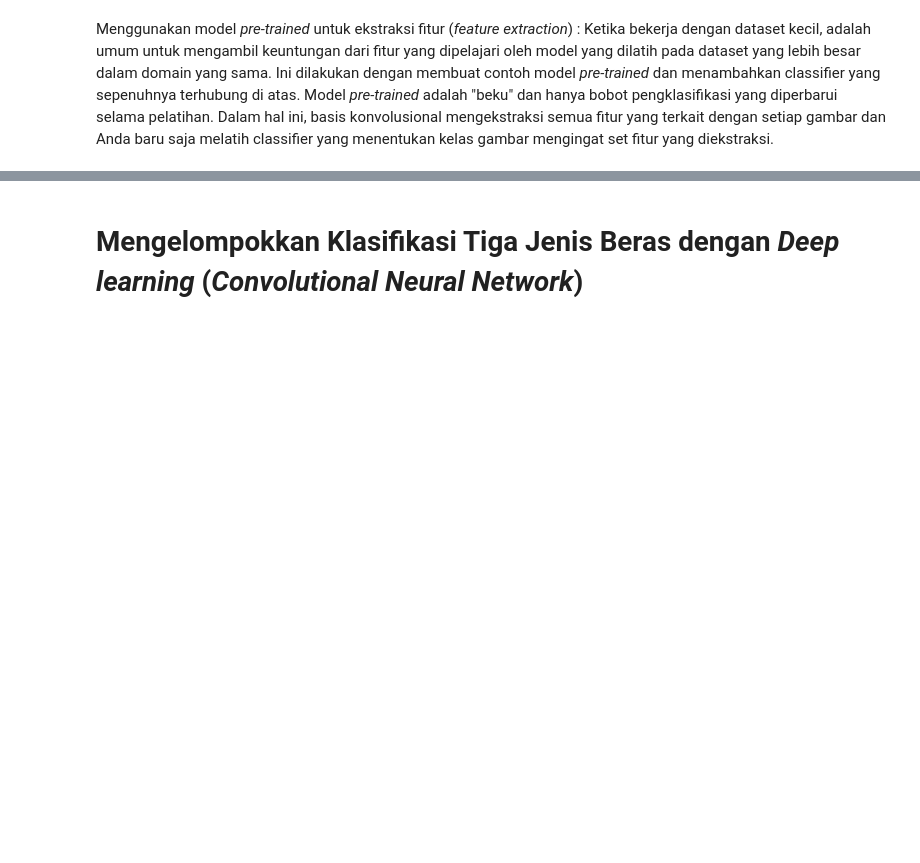
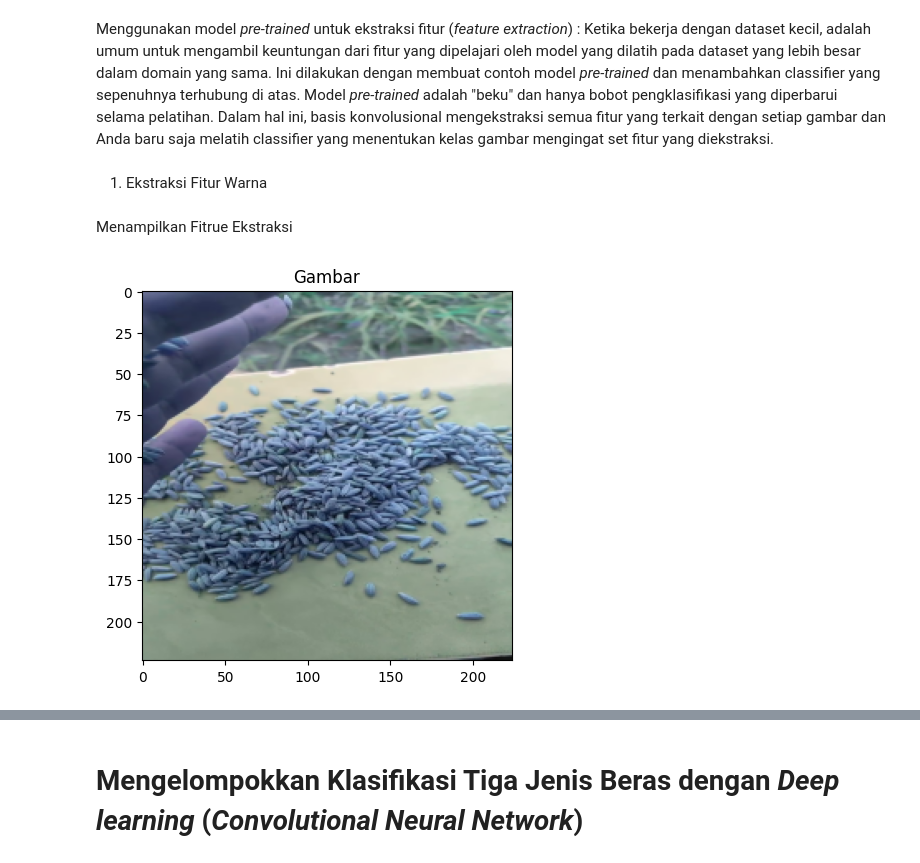
Before and after one commit to irwanmaulana42/google-collab, a Jupyter notebook: Klasifikasi Varietas Beras Basmathi, IR64, Pandan MobileNet.ipynb, the cells around one changed output, grey strips where cells are left out. Saved outputs shown, nothing was run; the diff lists cells and outputs as text; code cells hidden in the pictures; blank space fills up the shorter version.

```diff
--- a/Klasifikasi Varietas Beras Basmathi, IR64, Pandan MobileNet.ipynb
+++ b/Klasifikasi Varietas Beras Basmathi, IR64, Pandan MobileNet.ipynb
@@ -201,3 +238,5 @@ base_model = tf.keras.applications.MobileNet(input_shape=IMG_SHAPE,
 ## *Feature Extraction*
 # %% [markdown]
 Menggunakan model *pre-trained* untuk ekstraksi fitur (*feature extraction*) : Ketika bekerja dengan dataset kecil, adalah umum untuk mengambil keuntungan dari fitur yang dipelajari oleh model yang dilatih pada dataset yang lebih besar dalam domain yang sama. Ini dilakukan dengan membuat contoh model *pre-trained* dan menambahkan classifier yang sepenuhnya terhubung di atas. Model *pre-trained* adalah "beku" dan hanya bobot pengklasifikasi yang diperbarui selama pelatihan. Dalam hal ini, basis konvolusional mengekstraksi semua fitur yang terkait dengan setiap gambar dan Anda baru saja melatih classifier yang menentukan kelas gambar mengingat set fitur yang diekstraksi.
+# %% [markdown]
+1. Ekstraksi Fitur Warna
@@ -203,0 +313,2 @@ Menggunakan model *pre-trained* untuk ekstraksi fitur (*feature extraction*) : K
+# %% [markdown]
+Menampilkan Fitrue Ekstraksi
@@ -204,3 +324,16 @@ Menggunakan model *pre-trained* untuk ekstraksi fitur (*feature extraction*) : K
+# %%
+import cv2
+import matplotlib.pyplot as plt
+
+# Memilih gambar dari data
+image = convert_to_rgb_extraction(X_test[44])  # Misalnya memilih gambar pertama dari X_test
+
+# Menampilkan gambar untuk memastikan
+plt.imshow(cv2.cvtColor(image, cv2.COLOR_BGR2RGB))
+plt.title("Gambar")
+plt.show()
+# %% [output]
+[figure, added]
 # %%
 base_model.trainable = False
 base_model.summary()
```
Also changed, not shown: parts of 20 cells of this notebook.
